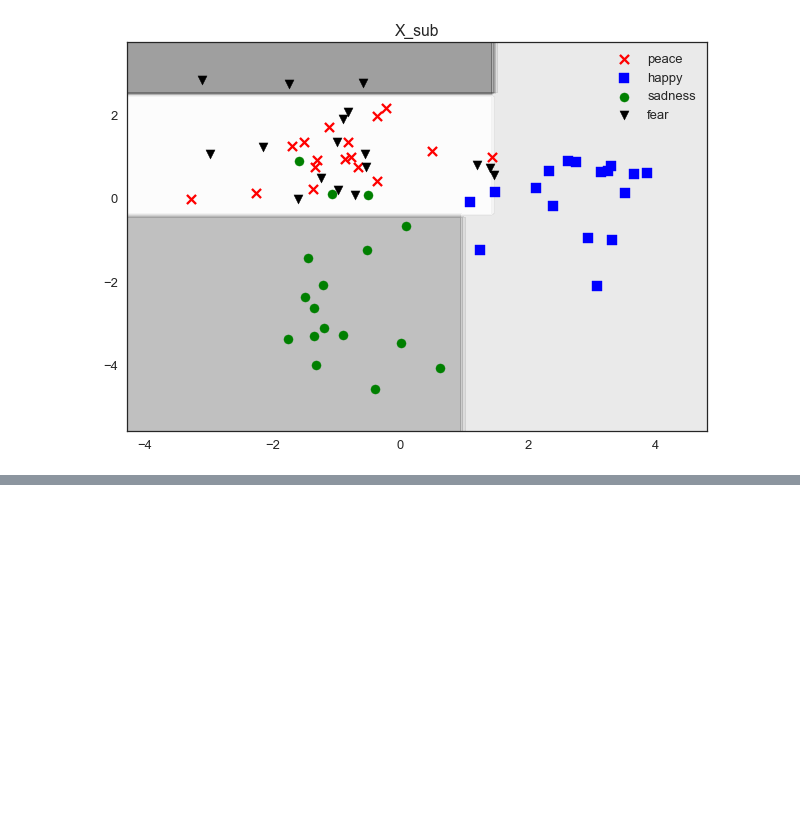
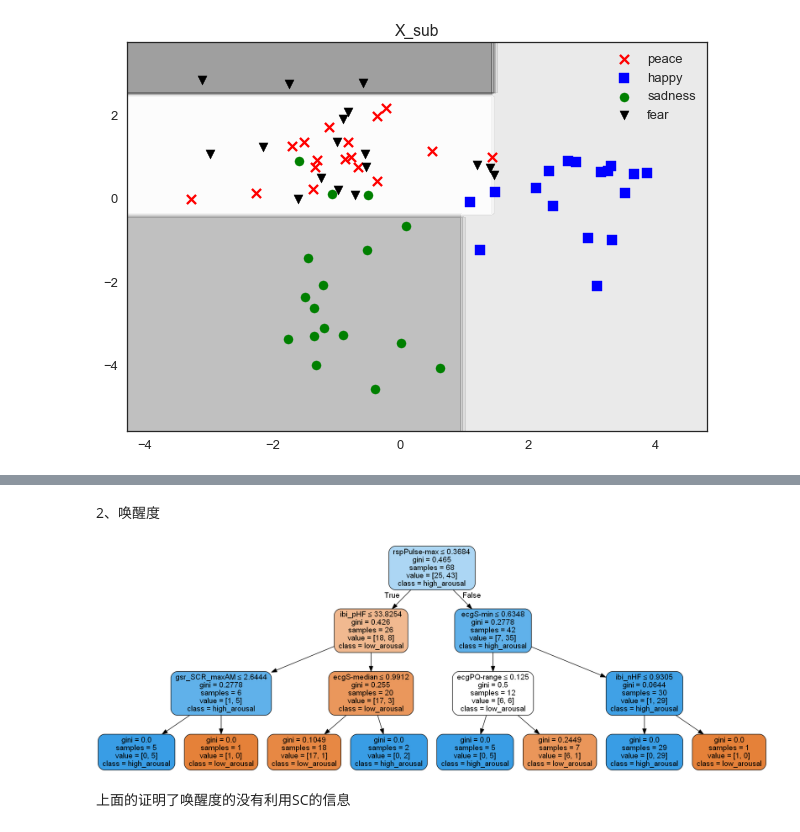
Before and after one commit to woaidapaopao/data_analyse, a Jupyter notebook: Untitled.ipynb, the cells around one changed output, grey strips where cells are left out. Cells and saved outputs as stored; diff of their text form; code cells hidden in the pictures; blank space fills up the shorter version.

```diff
--- a/Untitled.ipynb
+++ b/Untitled.ipynb
@@ -413,0 +432,16 @@ randX, randY = make_multilabel_classification(n_classes=2, n_labels=1,
+# %% [markdown]
+2、唤醒度
+# %%
+target_names = ['low_arousal','high_arousal']
+clf = clf.fit(X_direct, y2)
+dot_data = tree.export_graphviz(clf, out_file=None,
+                         feature_names=fname,
+                         class_names=target_names,
+                         filled=True, rounded=True,
+                         special_characters=True)
+graph = pydotplus.graph_from_dot_data(dot_data)
+Image(graph.create_png())
+# %% [output]
+[figure, added]
+# %% [markdown]
+上面的证明了唤醒度的没有利用SC的信息
```
Also changed, not shown: parts of 16 cells of this notebook.
